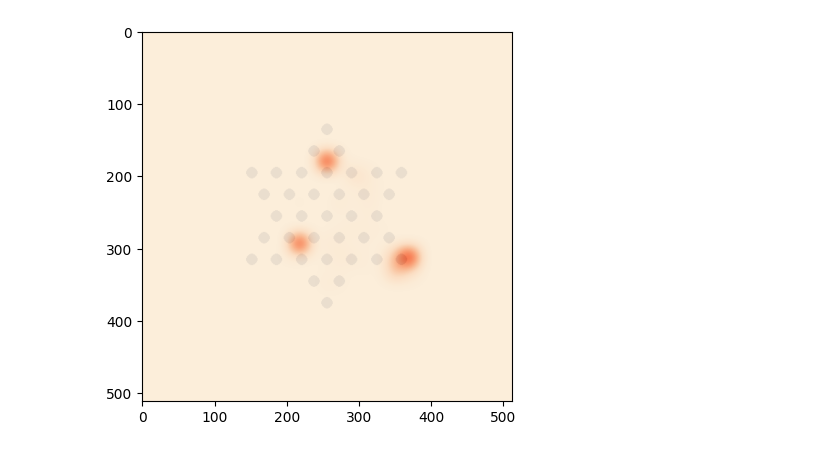
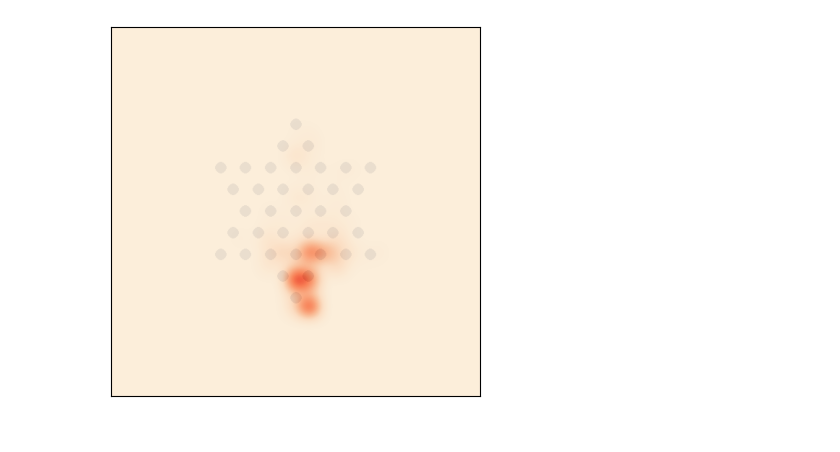
Before and after one commit to noahadhikari/pettingzoo-chinese-checkers, a Jupyter notebook: analysis/heatmap.ipynb, the cells around one changed output. Saved outputs shown, nothing was run; the diff lists cells and outputs as text; code cells hidden in the pictures.

```diff
--- a/analysis/heatmap.ipynb
+++ b/analysis/heatmap.ipynb
@@ -4,7 +4,10 @@ import pandas as pd
 import matplotlib.pyplot as plt
 # %%
 # boards = np.load("data/fs_chkpt99_100_boards.npy")
-boards = np.load("data/fs_chkpt99_50_boards.npy")
+boards = np.load("data/fs_chkpt99_100_boards_random.npy")
+# boards = np.load("data/fs_chkpt99_50_boards.npy")
+# boards = np.load("data/fs_chkpt99_50_boards_random.npy")
+# boards = np.load("data/fs_chkpt99_10_boards.npy")
 # %%
 def axial_to_rectangular(q: int, r: int, w, h, scale=1):
     screen_center_x, screen_center_y = w / 2, h / 2
@@ -54,10 +86,13 @@ frame = np.load("data/frame.npy")
 # %%
 plt.figure()
 plt.imshow(frame)
 xmin, xmax = plt.xlim()
 ymin, ymax = plt.ylim()
 extent=(xmin,xmax,ymin,ymax)
-plt.imshow(masked, cmap=cmaps[0], interpolation="bicubic", alpha=0.8, extent=(xmin,xmax,ymin,ymax))
+plt.imshow(board_rects[0], cmap=cmaps[0], interpolation="bicubic", alpha=0.8, extent=(xmin,xmax,ymin,ymax))
+# plt.imshow(frame, alpha=0.2)
+plt.xticks([])
+plt.yticks([])
 plt.show()
 # %% [output]
-[figure, old version]
+[figure, new version]
```
Also changed, not shown: parts of 2 cells of this notebook, 15 other files.
